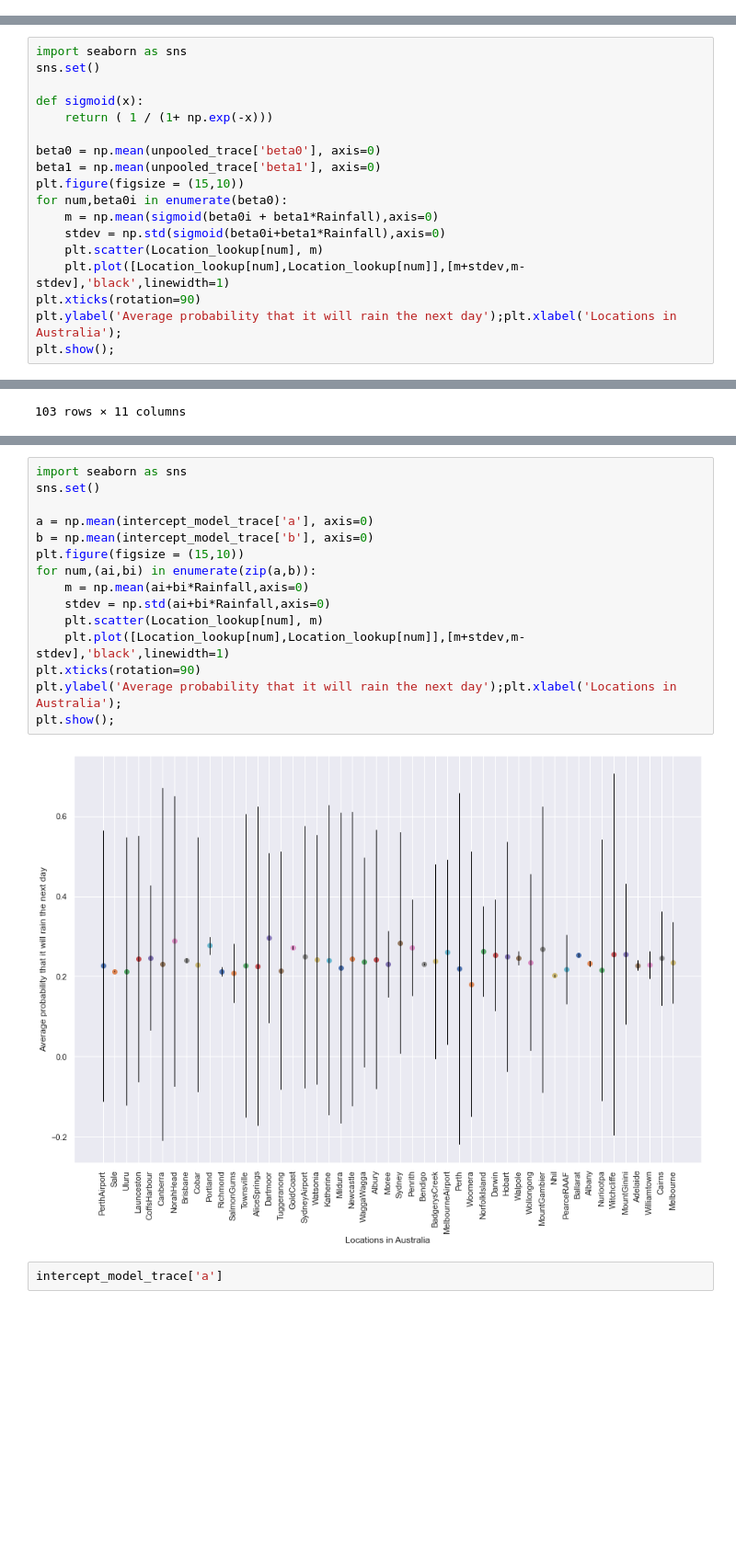
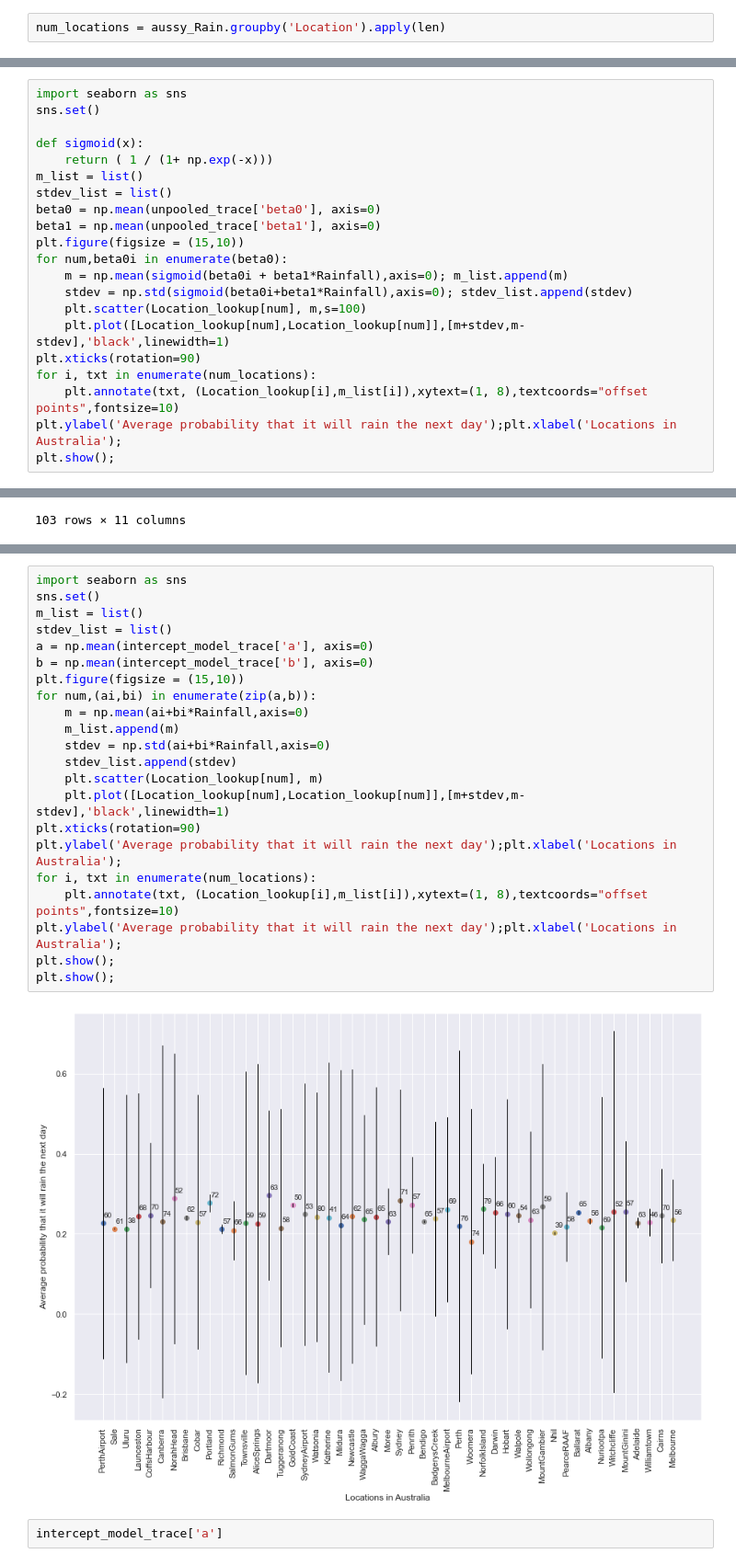
Before and after one commit to gauvand/TextSpamFiltering, a Jupyter notebook: Notebooks/WeatherAnalysis.ipynb, the cells around one changed output, grey strips where cells are left out. Shown at 92% size. Cells and saved outputs as stored; diff of their text form; blank space fills up the shorter version.

Commit message:
added plot annotations

```diff
--- a/Notebooks/WeatherAnalysis.ipynb
+++ b/Notebooks/WeatherAnalysis.ipynb
@@ -55,6 +55,8 @@ aussy_Rain['Date']
 2998    2
 2999    1
 Name: Date, Length: 3000, dtype: int64
+# %%
+num_locations = aussy_Rain.groupby('Location').apply(len)
 # %% [markdown]
 ### Dummy encoding for other Categoricals
 # %%
@@ -238,16 +240,19 @@ sns.set()
 
 def sigmoid(x):
     return ( 1 / (1+ np.exp(-x)))
-
+m_list = list()
+stdev_list = list()
 beta0 = np.mean(unpooled_trace['beta0'], axis=0)
 beta1 = np.mean(unpooled_trace['beta1'], axis=0)
 plt.figure(figsize = (15,10))
 for num,beta0i in enumerate(beta0):
-    m = np.mean(sigmoid(beta0i + beta1*Rainfall),axis=0)
-    stdev = np.std(sigmoid(beta0i+beta1*Rainfall),axis=0)
-    plt.scatter(Location_lookup[num], m)
+    m = np.mean(sigmoid(beta0i + beta1*Rainfall),axis=0); m_list.append(m)
+    stdev = np.std(sigmoid(beta0i+beta1*Rainfall),axis=0); stdev_list.append(stdev)
+    plt.scatter(Location_lookup[num], m,s=100)
     plt.plot([Location_lookup[num],Location_lookup[num]],[m+stdev,m-stdev],'black',linewidth=1)
 plt.xticks(rotation=90)
+for i, txt in enumerate(num_locations):
+    plt.annotate(txt, (Location_lookup[i],m_list[i]),xytext=(1, 8),textcoords="offset points",fontsize=10)
 plt.ylabel('Average probability that it will rain the next day');plt.xlabel('Locations in Australia');
 plt.show();
 # %% [output]
@@ -308,20 +313,27 @@ with intercept_model:
 # %%
 import seaborn as sns
 sns.set()
-
+m_list = list()
+stdev_list = list()
 a = np.mean(intercept_model_trace['a'], axis=0)
 b = np.mean(intercept_model_trace['b'], axis=0)
 plt.figure(figsize = (15,10))
 for num,(ai,bi) in enumerate(zip(a,b)):
     m = np.mean(ai+bi*Rainfall,axis=0)
+    m_list.append(m)
     stdev = np.std(ai+bi*Rainfall,axis=0)
+    stdev_list.append(stdev)
     plt.scatter(Location_lookup[num], m)
     plt.plot([Location_lookup[num],Location_lookup[num]],[m+stdev,m-stdev],'black',linewidth=1)
 plt.xticks(rotation=90)
 plt.ylabel('Average probability that it will rain the next day');plt.xlabel('Locations in Australia');
+for i, txt in enumerate(num_locations):
+    plt.annotate(txt, (Location_lookup[i],m_list[i]),xytext=(1, 8),textcoords="offset points",fontsize=10)
+plt.ylabel('Average probability that it will rain the next day');plt.xlabel('Locations in Australia');
 plt.show();
+plt.show();
 # %% [output]
-[figure, old version]
+[figure, new version]
 # %%
 intercept_model_trace['a']
 # %% [output]
```
Also changed, not shown: parts of 1 cell of this notebook.
